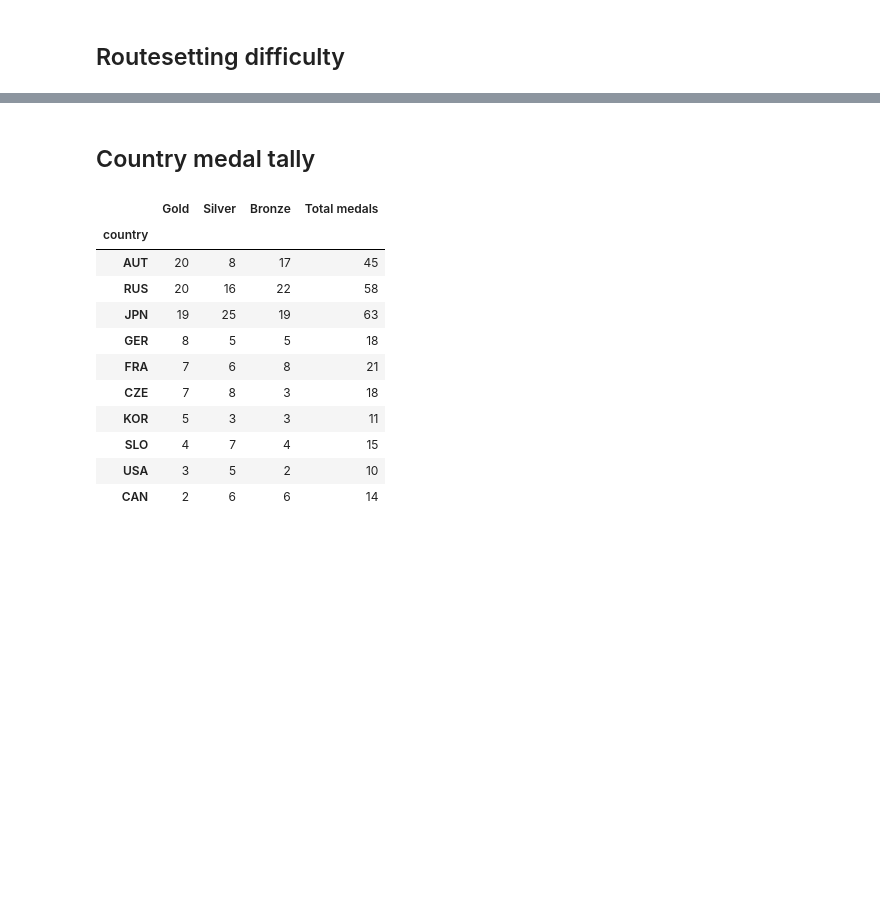
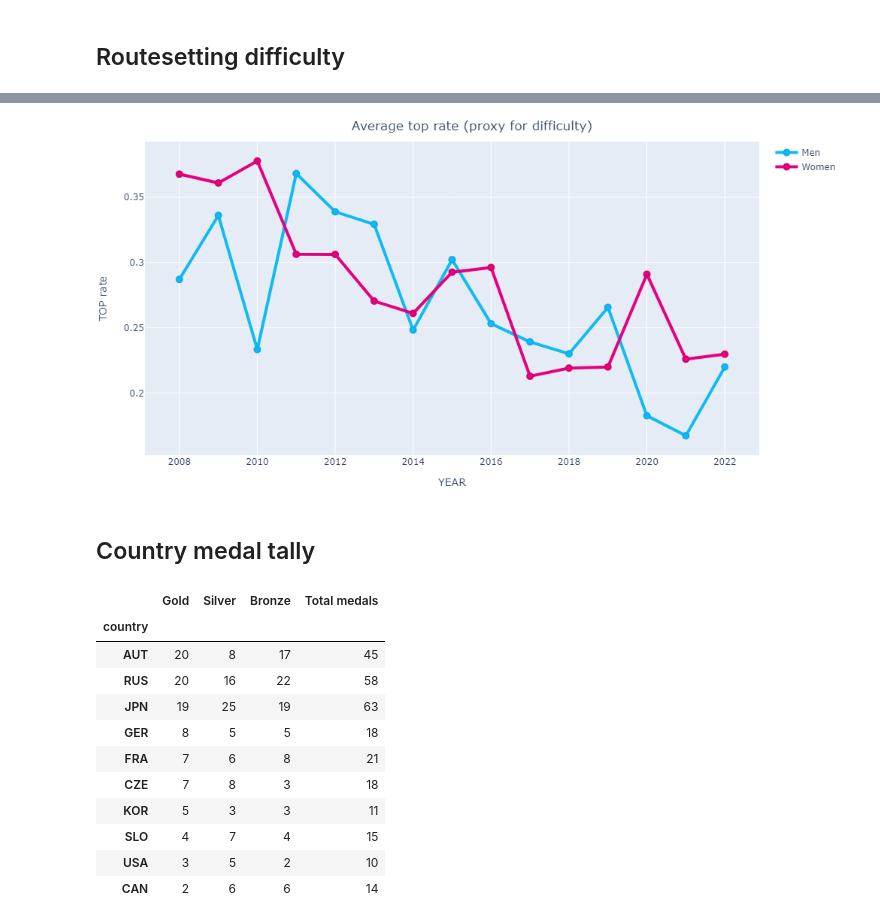
Before and after one commit to stanrusak/climbingstats, a Jupyter notebook: bouldering.ipynb, the cells around one changed output, grey strips where cells are left out. Cells and saved outputs as stored; diff of their text form; code cells hidden in the pictures; blank space fills up the shorter version.

```diff
--- a/bouldering.ipynb
+++ b/bouldering.ipynb
@@ -197,5 +195,6 @@ fig.add_trace(go.Scatter(x=yearly_data["year"], y=yearly_data["women_avg_top_per
 
 fig.update_layout(margin=dict(l=20, r=20, t=30, b=20),
                   xaxis=dict(title="YEAR"), yaxis=dict(title="TOP rate"),
-                  title="Average top rate (proxy for difficulty)",title_x=0.5)
+                  title="Average top rate (proxy for difficulty)",title_x=0.5, width=1000)
+fig.show('png')
 # %% [output]
@@ -203,5 +201,6 @@ fig.update_layout(margin=dict(l=20, r=20, t=30, b=20),
+[figure, added]
-# %% [markdown]
-## Country medal tally
+# %% [markdown]
+## Country medal tally
 # %%
 medals = men.groupby("country").sum().sort_values("gold_B", ascending=False)[["gold_B","silver_B","bronze_B"]].head(10)
 medals["total_medals_B"] = medals.sum(axis=1)
```
Also changed, not shown: parts of 6 cells of this notebook.
